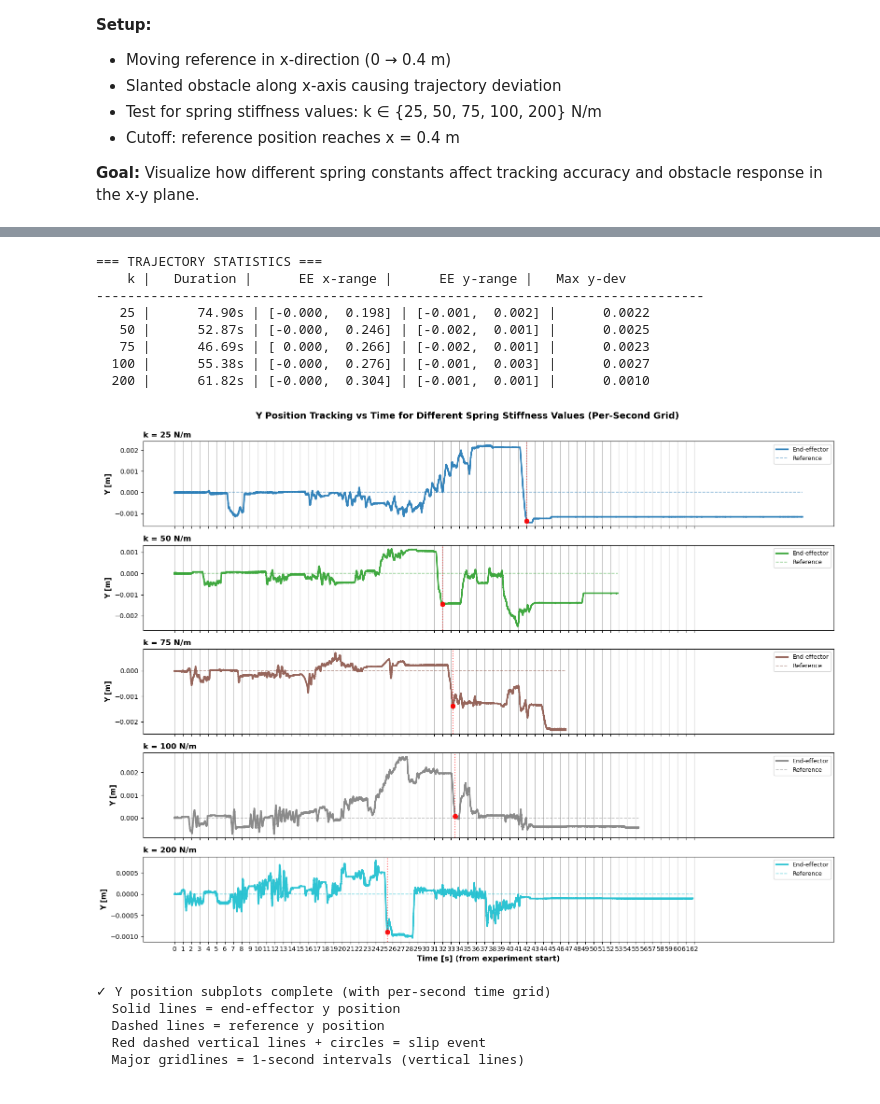
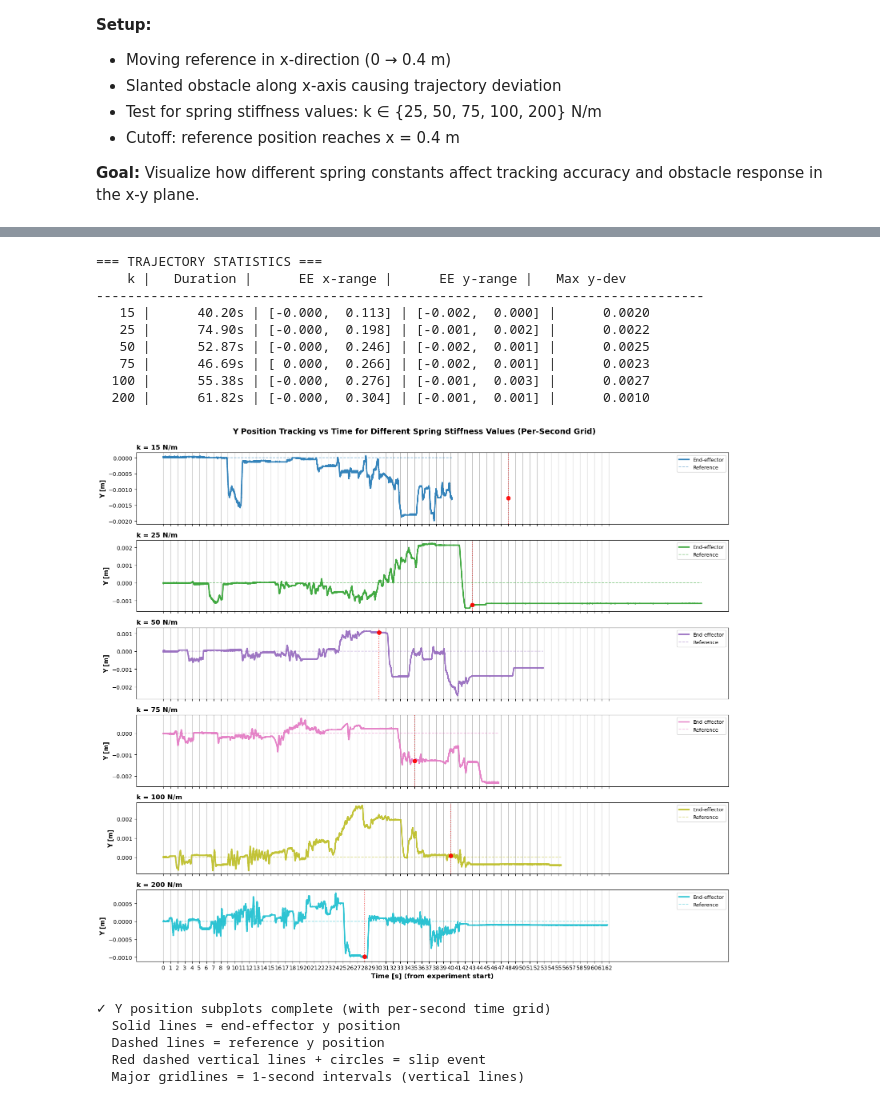
Before and after one commit to CREATE-Lab-EPFL/SoftVMC, a Jupyter notebook: MultiVMC/plots/Surface_tracking/surface_tracking.ipynb, the cells around one changed output, grey strips where cells are left out. Saved outputs shown, nothing was run; the diff lists cells and outputs as text; code cells hidden in the pictures.

```diff
--- a/MultiVMC/plots/Surface_tracking/surface_tracking.ipynb
+++ b/MultiVMC/plots/Surface_tracking/surface_tracking.ipynb
@@ -16,7 +16,7 @@ import matplotlib.pyplot as plt
 import os
 
 # Load all npz files
-k_values = [25, 50, 75, 100, 200]
+k_values = [15, 25, 50, 75, 100, 200]
 data = {}
 
 for k in k_values:
@@ -42,17 +43,17 @@ Loaded 5 k values: [25, 50, 75, 100, 200]
 # MANUAL SLIP EVENT TUNING - Adjust times below to match your observations
 # ═══════════════════════════════════════════════════════════════════════════════
 slip_event_times = {
-    25: 42.0,    # [s] Time when k=25 slips past obstacle
-    50: 32.0,    # [s] Time when k=50 slips past obstacle
-    75: 33.2,    # [s] Time when k=75 slips past obstacle
-    100: 33.5,   # [s] Time when k=100 slips past obstacle
-    200: 25.4,   # [s] Time when k=200 slips past obstacle
+    15: 48.0,    # [s] Time when k=15 slips past obstacle
+    25: 43.0,    # [s] Time when k=25 slips past obstacle
+    50: 30.0,    # [s] Time when k=50 slips past obstacle
+    75: 35.0,    # [s] Time when k=75 slips past obstacle
+    100: 40.0,   # [s] Time when k=100 slips past obstacle
+    200: 28.0,   # [s] Time when k=200 slips past obstacle
 }
 # ═══════════════════════════════════════════════════════════════════════════════
 
-# Extract trajectories up to reference x = 0.4 m and find obstacle slip event
+# Extract trajectories - NO CUTOFF, use all available data
 trajectories = {}
-cutoff_x = 0.4
 
 for k in sorted(data.keys()):
     d = data[k]
@@ -60,17 +61,10 @@ for k in sorted(data.keys()):
     comp_pos = d['comp_pos']  # (n, N_VC, 3)
     goal = d['goal']          # (n, N_VC, 3)
 
-    # Get reference position (first component, x-coordinate)
-    ref_x = goal[:, 0, 0]  # (n,)
+    # Use all data (NO x = 0.4 cutoff)
+    idx_cutoff = len(t)
 
-    # Find index where ref_x reaches cutoff
-    mask = ref_x <= cutoff_x
-    if np.any(mask):
-        idx_cutoff = np.where(~mask)[0][0] if np.any(~mask) else len(ref_x)
-    else:
-        idx_cutoff = len(ref_x)
-
-    # Extract up to cutoff
+    # Extract all data
     ee_pos = comp_pos[:idx_cutoff, 0, :2]   # (n, 2) end-effector x,y
     ref_pos = goal[:idx_cutoff, 0, :2]      # (n, 2) reference x,y
     ee_y = comp_pos[:idx_cutoff, 0, 1]      # (n,) y position
@@ -112,4 +106,4 @@ for k in sorted(data.keys()):
         'y_max': y_max,
     }
 
-    print(f"k={k:>3d}: {idx_cutoff:>5d} samples | Slip @ t={slip_time_manual:>6.2f}s (y={slip_magnitude:>9.6f}m)")
+    print(f"k={k:>3d}: {idx_cutoff:>5d} samples ({trajectories[k]['duration']:.2f}s) | Slip @ t={slip_time_manual:>6.2f}s (y={slip_magnitude:>9.6f}m)")
@@ -264,14 +252,15 @@ for k in sorted(trajectories.keys()):
 === TRAJECTORY STATISTICS ===
     k |   Duration |      EE x-range |      EE y-range |   Max y-dev
 ------------------------------------------------------------------------------
+   15 |      40.20s | [-0.000,  0.113] | [-0.002,  0.000] |      0.0020
    25 |      74.90s | [-0.000,  0.198] | [-0.001,  0.002] |      0.0022
    50 |      52.87s | [-0.000,  0.246] | [-0.002,  0.001] |      0.0025
    75 |      46.69s | [ 0.000,  0.266] | [-0.002,  0.001] |      0.0023
   100 |      55.38s | [-0.000,  0.276] | [-0.001,  0.003] |      0.0027
   200 |      61.82s | [-0.000,  0.304] | [-0.001,  0.001] |      0.0010
 # %%
-# Plot: Y position vs Time for each k (5 separate subplots vertically stacked)
-fig, axes = plt.subplots(5, 1, figsize=(16, 12), sharex=True)
+# Plot: Y position vs Time for each k (6 separate subplots vertically stacked)
+fig, axes = plt.subplots(6, 1, figsize=(16, 14), sharex=True)
 
 # Color map for k values
 color_map = {k: colors[i] for i, k in enumerate(sorted(trajectories.keys()))}
@@ -311,34 +300,34 @@ for idx, k in enumerate(k_list):
     ax.axvline(x=slip_time_rel, color='red', linestyle=':', linewidth=1.5, alpha=0.6)
 
     # Mark point on trajectory
     if slip_idx < idx_cutoff:
         ax.plot(slip_time_rel, ee_y[slip_idx], 'ro', markersize=7, alpha=0.9, zorder=4)
 
     ax.set_ylabel('Y [m]', fontsize=11, fontweight='bold')
     ax.set_title(f'k = {k} N/m', fontsize=12, fontweight='bold', loc='left')
 
     # Add per-second major gridlines
     max_time = t_rel[-1]
     ax.set_xticks(np.arange(0, int(max_time) + 2, 1), minor=False)
     ax.grid(True, which='major', axis='x', linestyle='-', linewidth=0.8, alpha=0.5, color='gray')
     ax.grid(True, which='minor', axis='y', linestyle=':', linewidth=0.4, alpha=0.2)
 
     ax.legend(fontsize=9, loc='upper right')
 
 axes[-1].set_xlabel('Time [s] (from experiment start)', fontsize=12, fontweight='bold')
 fig.suptitle('Y Position Tracking vs Time for Different Spring Stiffness Values (Per-Second Grid)',
              fontsize=14, fontweight='bold', y=0.995)
 
 plt.tight_layout()
 plt.show()
 
 print("\n✓ Y position subplots complete (with per-second time grid)")
 print("  Solid lines = end-effector y position")
 print("  Dashed lines = reference y position")
 print("  Red dashed vertical lines + circles = slip event")
 print("  Major gridlines = 1-second intervals (vertical lines)")
 # %% [output]
-[figure, old version]
+[figure, new version]
 ✓ Y position subplots complete (with per-second time grid)
   Solid lines = end-effector y position
   Dashed lines = reference y position
```
Also changed, not shown: parts of 4 cells of this notebook, 3 other files.
